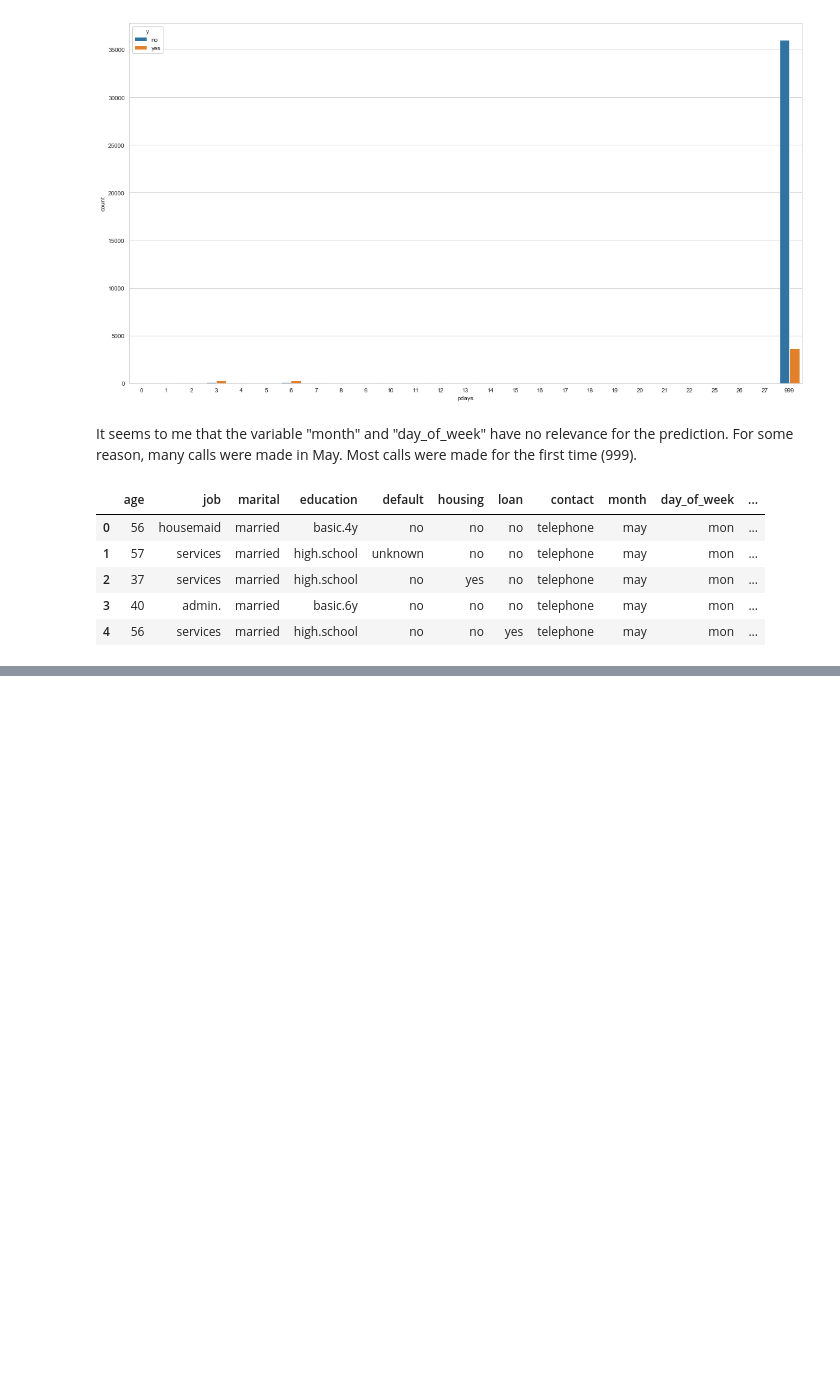
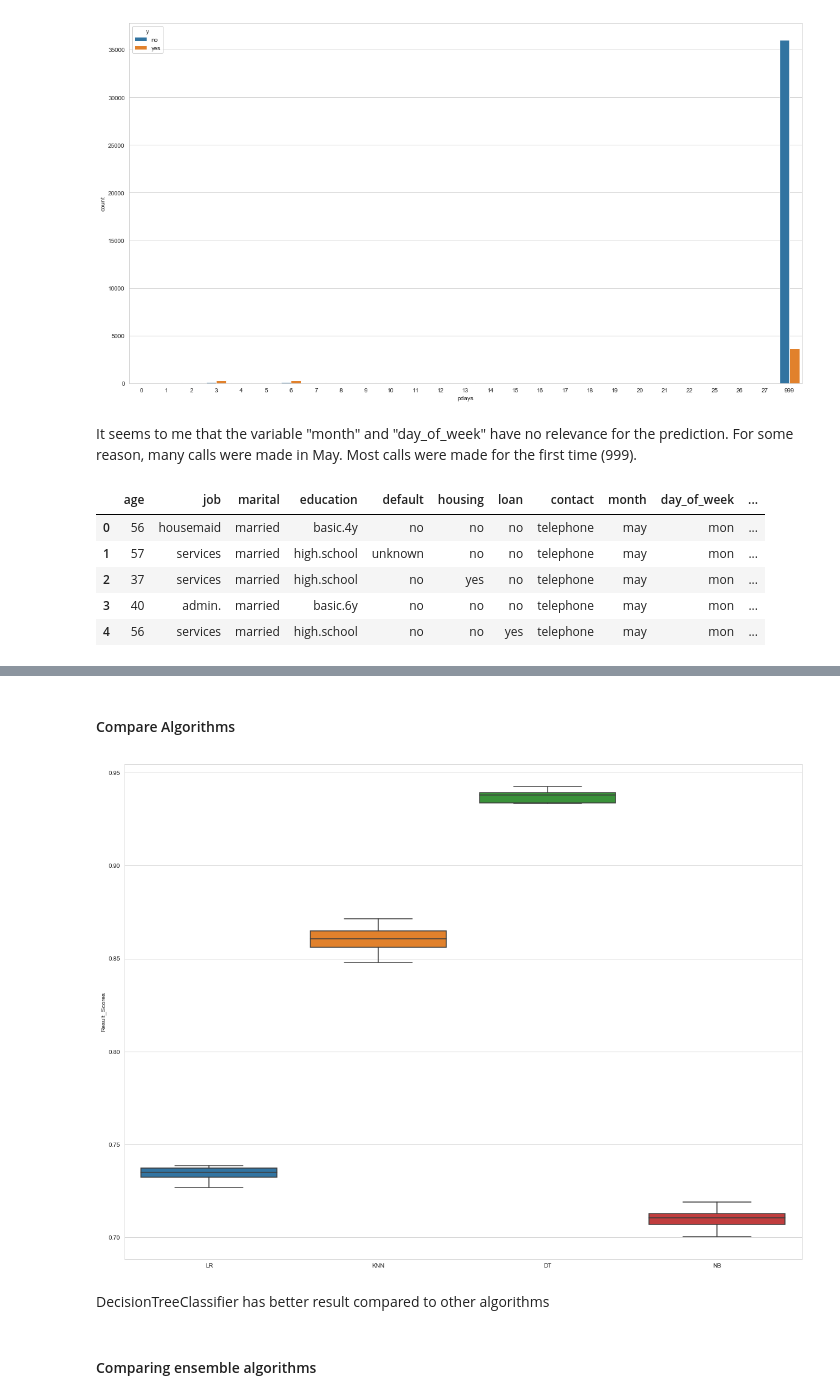
Before and after one commit to plaban1981/Handling-Imbalanced-Datasets, a Jupyter notebook: Bank Marketing - term deposit prediction - Handle Imbalanced Datasets.ipynb, the cells around one changed output, grey strips where cells are left out. Cells and saved outputs as stored; diff of their text form; code cells hidden in the pictures; blank space fills up the shorter version.

```diff
--- a/Bank Marketing - term deposit prediction - Handle Imbalanced Datasets.ipynb
+++ b/Bank Marketing - term deposit prediction - Handle Imbalanced Datasets.ipynb
@@ -256,0 +461,4 @@ new_df = df_bank.copy()
+# %%
+#### Segregate the predictor variables and target variable
+X = df_upsampled.drop('y_class',axis=1)
+Y = df_upsampled['y_class']
@@ -256,0 +506,13 @@ new_df = df_bank.copy()
+# %% [markdown]
+#### Compare Algorithms
+# %%
+plt.figure(figsize=(20,15))
+sns.boxplot(x=names, y=results)
+plt.ylabel('Result_Scores')
+plt.show()
+# %% [output]
+[figure, added]
+# %% [markdown]
+DecisionTreeClassifier has better result compared to other algorithms
+# %% [markdown]
+#### Comparing ensemble algorithms
```
Also changed, not shown: parts of 52 cells of this notebook.
